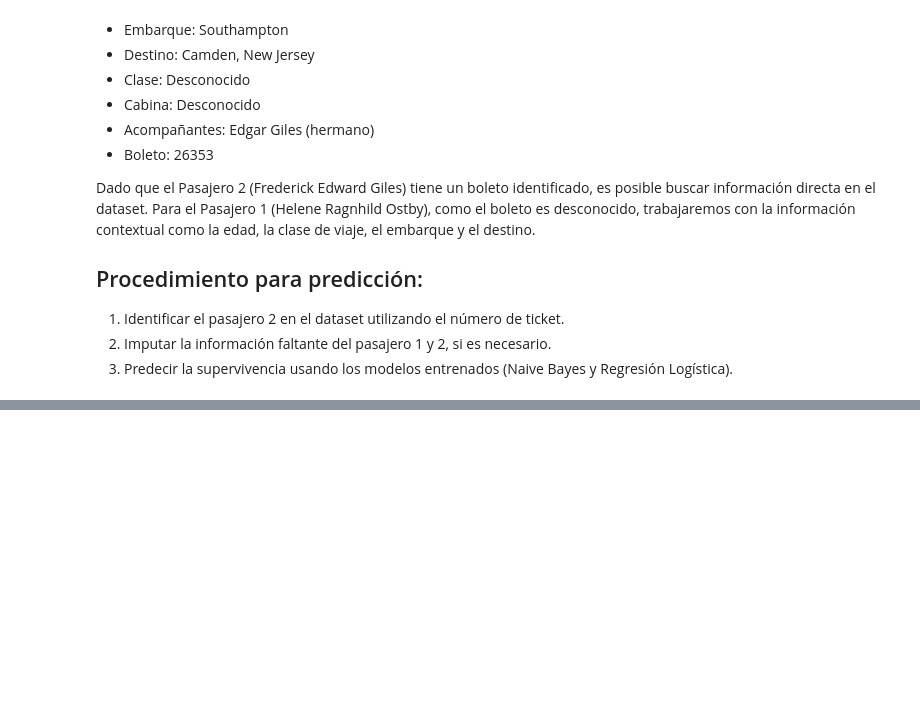
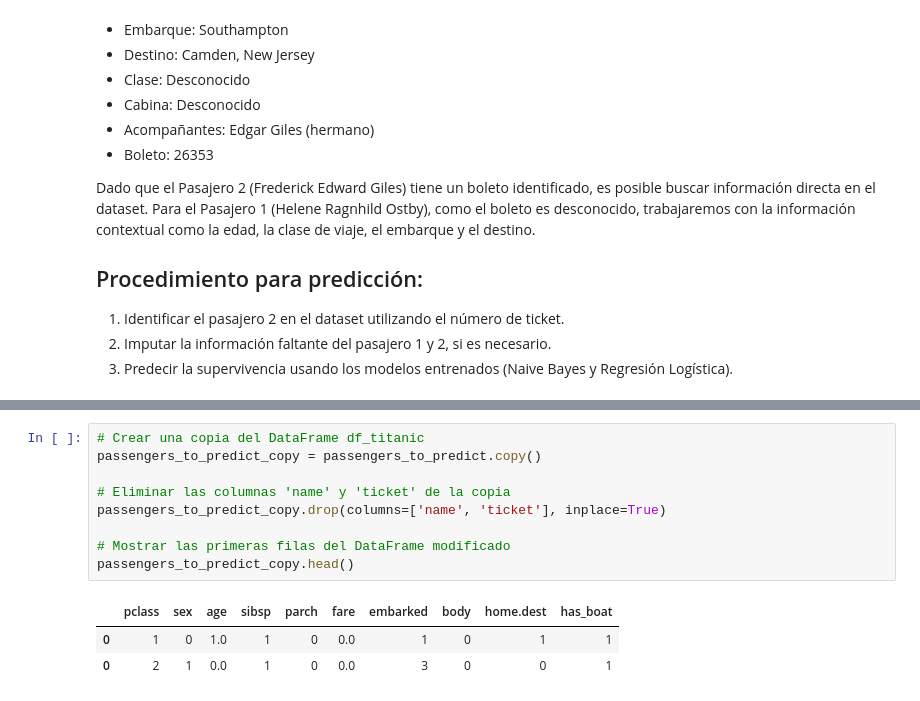
Before and after one commit to Godoca2/Machine-Learning, a Jupyter notebook: Scripts/ML_Lab3_DataSet_Titanic.ipynb, the cells around one changed output, grey strips where cells are left out. Cells and saved outputs as stored; diff of their text form; blank space fills up the shorter version.

```diff
--- a/Scripts/ML_Lab3_DataSet_Titanic.ipynb
+++ b/Scripts/ML_Lab3_DataSet_Titanic.ipynb
@@ -1244,0 +1382,13 @@ For example, when doing 'df[col].method(value, inplace=True)', try using 'df.met
+# %%
+# Crear una copia del DataFrame df_titanic
+passengers_to_predict_copy = passengers_to_predict.copy()
+
+# Eliminar las columnas 'name' y 'ticket' de la copia
+passengers_to_predict_copy.drop(columns=['name', 'ticket'], inplace=True)
+
+# Mostrar las primeras filas del DataFrame modificado
+passengers_to_predict_copy.head()
+# %% [output]
+|  | pclass | sex | age | sibsp | parch | fare | embarked | body | home.dest | has_boat |
+| 0 | 1 | 0 | 1.0 | 1 | 0 | 0.0 | 1 | 0 | 1 | 1 |
+| 0 | 2 | 1 | 0.0 | 1 | 0 | 0.0 | 3 | 0 | 0 | 1 |
```
Also changed, not shown: parts of 24 cells of this notebook.
